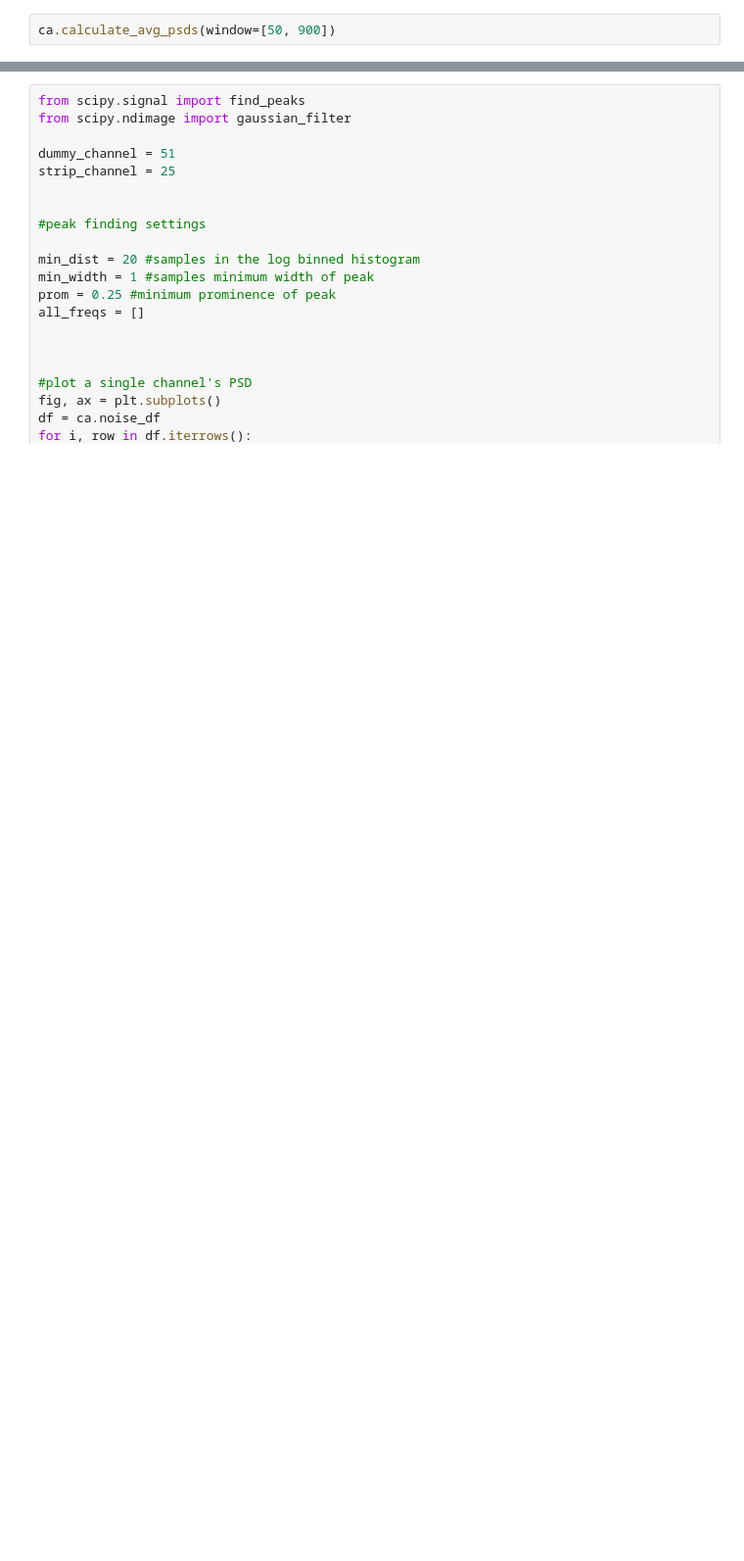
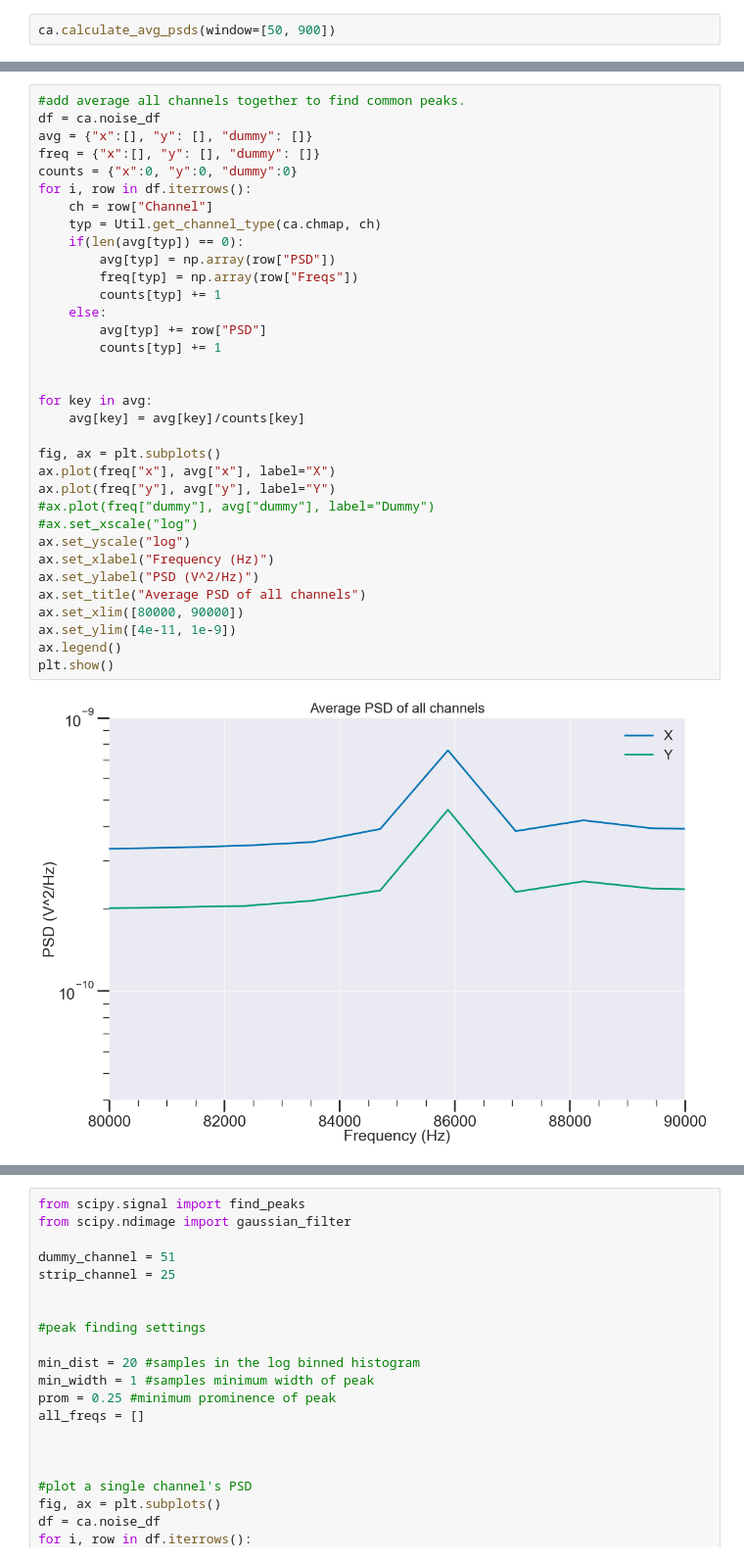
Before and after one commit to nEXO-collaboration/cryo-asic-analysis, a Jupyter notebook: notebooks/psd_analysis.ipynb, the cells around one changed output, grey strips where cells are left out. Shown at 98% size. Drawn from its saved outputs; the diff is of its cells as text; blank space fills up the shorter version.

```diff
--- a/notebooks/psd_analysis.ipynb
+++ b/notebooks/psd_analysis.ipynb
@@ -123,3 +125,39 @@ for i, row in df.iterrows():
 plt.savefig("all_psds.png")
 # %% [output]
 [figure]
+# %%
+#add average all channels together to find common peaks.
+df = ca.noise_df
+avg = {"x":[], "y": [], "dummy": []}
+freq = {"x":[], "y": [], "dummy": []}
+counts = {"x":0, "y":0, "dummy":0}
+for i, row in df.iterrows():
+    ch = row["Channel"]
+    typ = Util.get_channel_type(ca.chmap, ch)
+    if(len(avg[typ]) == 0):
+        avg[typ] = np.array(row["PSD"])
+        freq[typ] = np.array(row["Freqs"])
+        counts[typ] += 1
+    else:
+        avg[typ] += row["PSD"]
+        counts[typ] += 1
+
+
+for key in avg:
+    avg[key] = avg[key]/counts[key]
+
+fig, ax = plt.subplots()
+ax.plot(freq["x"], avg["x"], label="X")
+ax.plot(freq["y"], avg["y"], label="Y")
+#ax.plot(freq["dummy"], avg["dummy"], label="Dummy")
+#ax.set_xscale("log")
+ax.set_yscale("log")
+ax.set_xlabel("Frequency (Hz)")
+ax.set_ylabel("PSD (V^2/Hz)")
+ax.set_title("Average PSD of all channels")
+ax.set_xlim([80000, 90000])
+ax.set_ylim([4e-11, 1e-9])
+ax.legend()
+plt.show()
+# %% [output]
+[figure, added]
```
Also changed, not shown: parts of 6 cells of this notebook, 5 other files.
